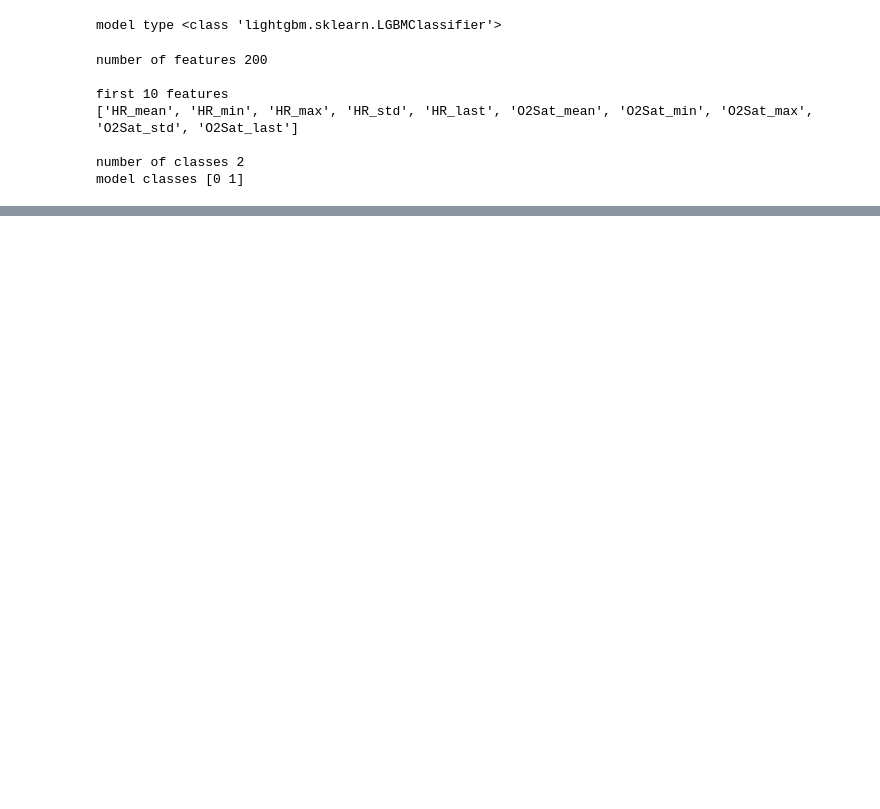
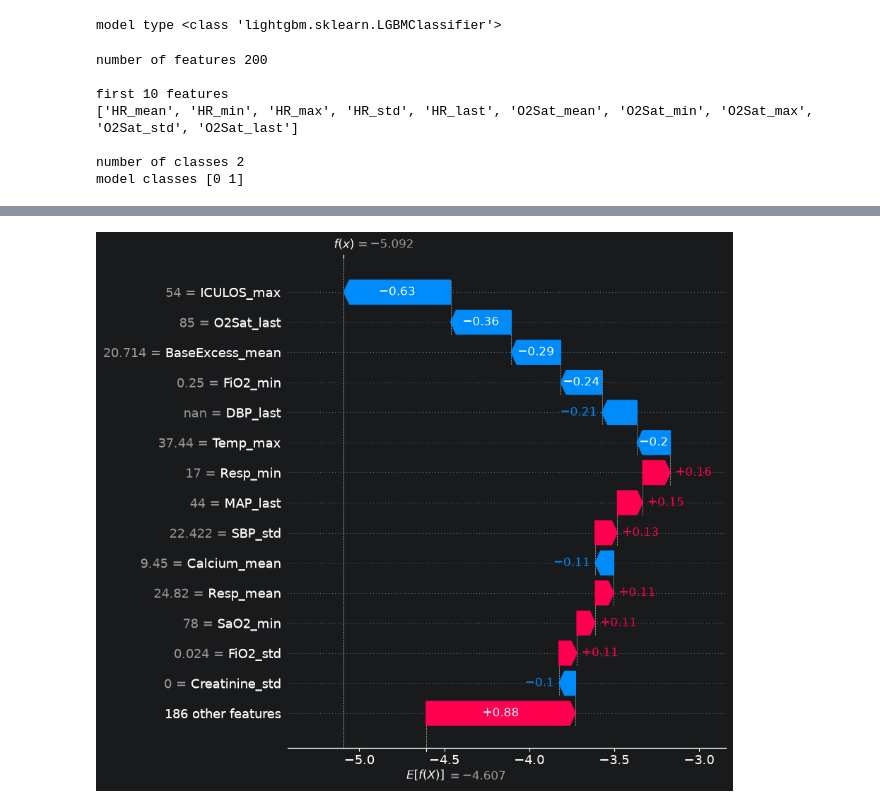
Before and after one commit to Prajin-K/Explainable-Sepsis-AI, a Jupyter notebook: notebooks/19_Model1_SHAP_Explainability..ipynb, the cells around one changed output, grey strips where cells are left out. Drawn from its saved outputs; the diff is of its cells as text; code cells hidden in the pictures; blank space fills up the shorter version.

```diff
--- a/notebooks/19_Model1_SHAP_Explainability..ipynb
+++ b/notebooks/19_Model1_SHAP_Explainability..ipynb
@@ -25,0 +144,9 @@ model classes [0 1]
+# %%
+### waterplot for the values
+shap.plots.waterfall(
+    shap_explanation,
+    max_display = 15
+)
+### the output shows what r the factors influence the patient's predicition using 15 factor
+# %% [output]
+[figure, added]
```
Also changed, not shown: parts of 19 cells of this notebook.
